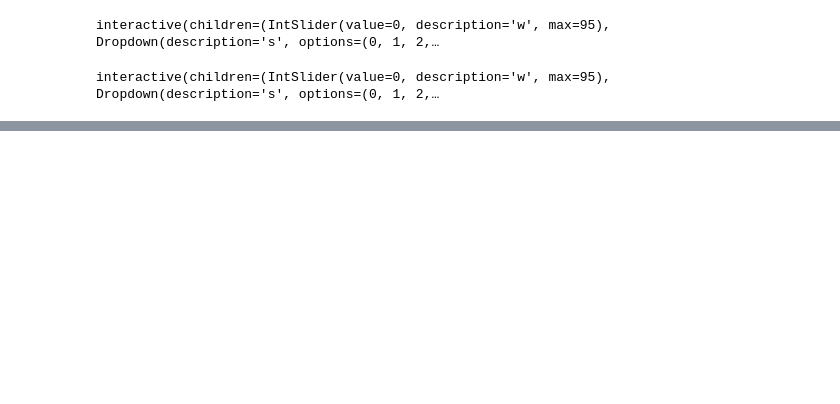
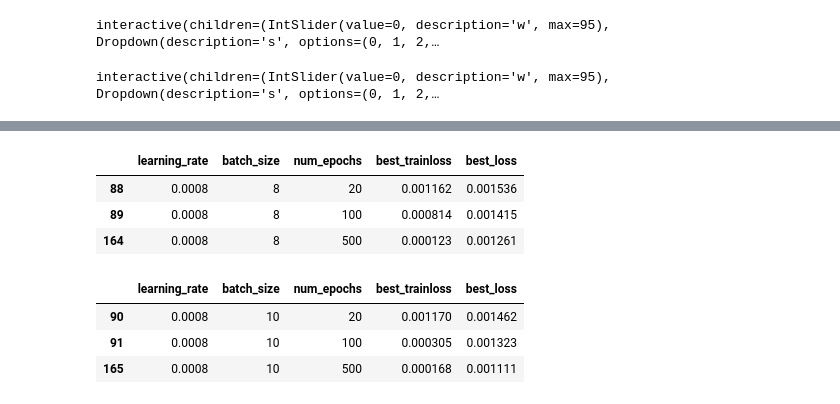
Before and after one commit to SjoCno/Flood-5, a Jupyter notebook: notebooks/All_timesteps.ipynb, the cells around one changed output, grey strips where cells are left out. Cells and saved outputs as stored; diff of their text form; code cells hidden in the pictures; blank space fills up the shorter version.

```diff
--- a/notebooks/All_timesteps.ipynb
+++ b/notebooks/All_timesteps.ipynb
@@ -664,0 +822,14 @@ sensitivity = grid_search(hyperparameters, training_dataset, val_dataset)
+# %%
+sensitivity_df.loc[(sensitivity_df['learning_rate'] == 0.0008) & (sensitivity_df['batch_size'] == 8)]
+# %% [output]
+|  | learning_rate | batch_size | num_epochs | best_trainloss | best_loss |
+| 88 | 0.0008 | 8 | 20 | 0.001162 | 0.001536 |
+| 89 | 0.0008 | 8 | 100 | 0.000814 | 0.001415 |
+| 164 | 0.0008 | 8 | 500 | 0.000123 | 0.001261 |
+# %%
+sensitivity_df.loc[(sensitivity_df['learning_rate'] == 0.0008) & (sensitivity_df['batch_size'] == 10)]
+# %% [output]
+|  | learning_rate | batch_size | num_epochs | best_trainloss | best_loss |
+| 90 | 0.0008 | 10 | 20 | 0.001170 | 0.001462 |
+| 91 | 0.0008 | 10 | 100 | 0.000305 | 0.001323 |
+| 165 | 0.0008 | 10 | 500 | 0.000168 | 0.001111 |
```
Also changed, not shown: parts of 15 cells of this notebook, 9 other files.
